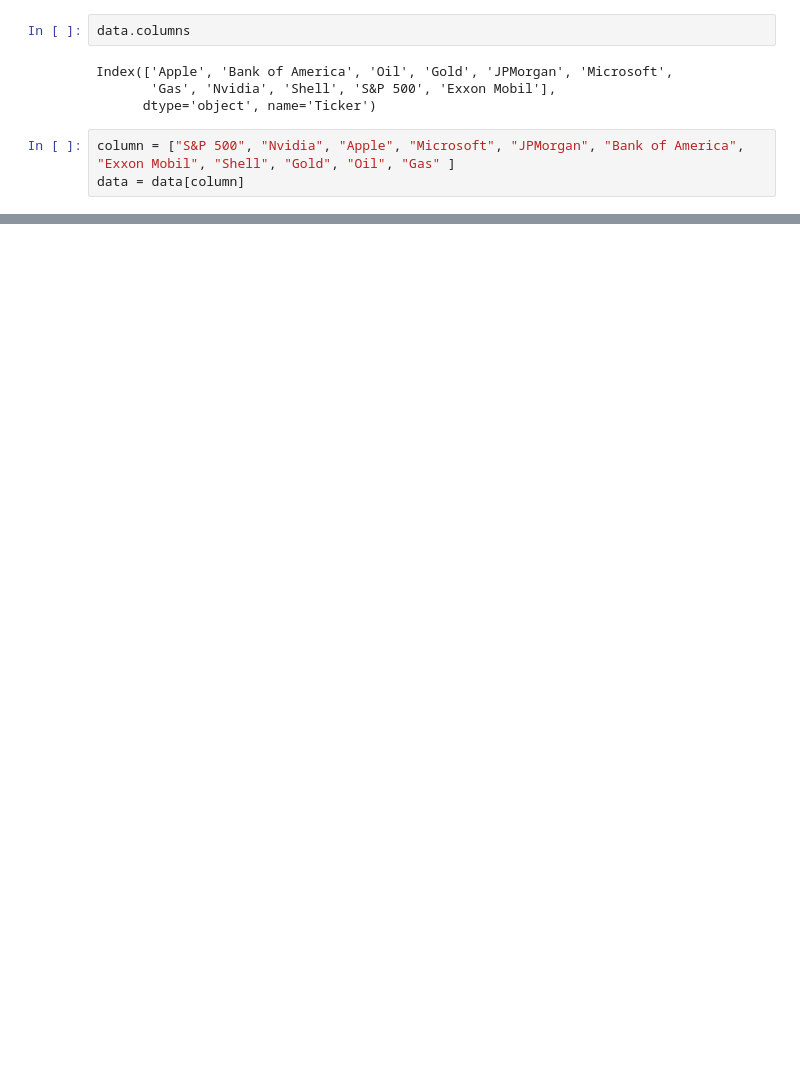
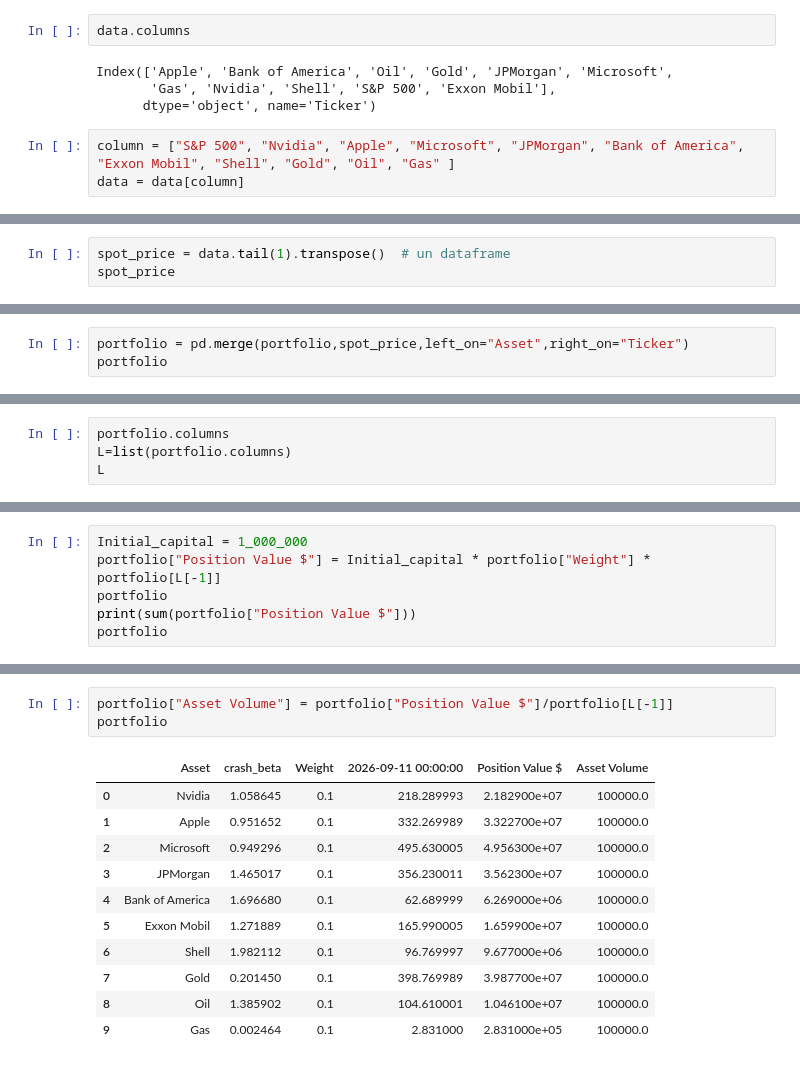
Before and after one commit to rakotoan/Crash-Metrics, a Jupyter notebook: Crash_Metrics.ipynb, the cells around one changed output, grey strips where cells are left out. Cells and saved outputs as stored; diff of their text form; blank space fills up the shorter version.

```diff
--- a/Crash_Metrics.ipynb
+++ b/Crash_Metrics.ipynb
@@ -349,0 +479,3 @@ crash_betas
+# %%
+spot_price = data.tail(1).transpose()  # un dataframe
+spot_price
@@ -349,0 +496,3 @@ crash_betas
+# %%
+portfolio = pd.merge(portfolio,spot_price,left_on="Asset",right_on="Ticker")
+portfolio
@@ -349,0 +511,4 @@ crash_betas
+# %%
+portfolio.columns
+L=list(portfolio.columns)
+L
@@ -349,0 +517,6 @@ crash_betas
+# %%
+Initial_capital = 1_000_000
+portfolio["Position Value $"] = Initial_capital * portfolio["Weight"] * portfolio[L[-1]]
+portfolio
+print(sum(portfolio["Position Value $"]))
+portfolio
@@ -349,0 +536,15 @@ crash_betas
+# %%
+portfolio["Asset Volume"] = portfolio["Position Value $"]/portfolio[L[-1]]
+portfolio
+# %% [output]
+|  | Asset | crash_beta | Weight | 2026-09-11 00:00:00 | Position Value $ | Asset Volume |
+| 0 | Nvidia | 1.058645 | 0.1 | 218.289993 | 2.182900e+07 | 100000.0 |
+| 1 | Apple | 0.951652 | 0.1 | 332.269989 | 3.322700e+07 | 100000.0 |
+| 2 | Microsoft | 0.949296 | 0.1 | 495.630005 | 4.956300e+07 | 100000.0 |
+| 3 | JPMorgan | 1.465017 | 0.1 | 356.230011 | 3.562300e+07 | 100000.0 |
+| 4 | Bank of America | 1.696680 | 0.1 | 62.689999 | 6.269000e+06 | 100000.0 |
+| 5 | Exxon Mobil | 1.271889 | 0.1 | 165.990005 | 1.659900e+07 | 100000.0 |
+| 6 | Shell | 1.982112 | 0.1 | 96.769997 | 9.677000e+06 | 100000.0 |
+| 7 | Gold | 0.201450 | 0.1 | 398.769989 | 3.987700e+07 | 100000.0 |
+| 8 | Oil | 1.385902 | 0.1 | 104.610001 | 1.046100e+07 | 100000.0 |
+| 9 | Gas | 0.002464 | 0.1 | 2.831000 | 2.831000e+05 | 100000.0 |
```
Also changed, not shown: parts of 26 cells of this notebook.
